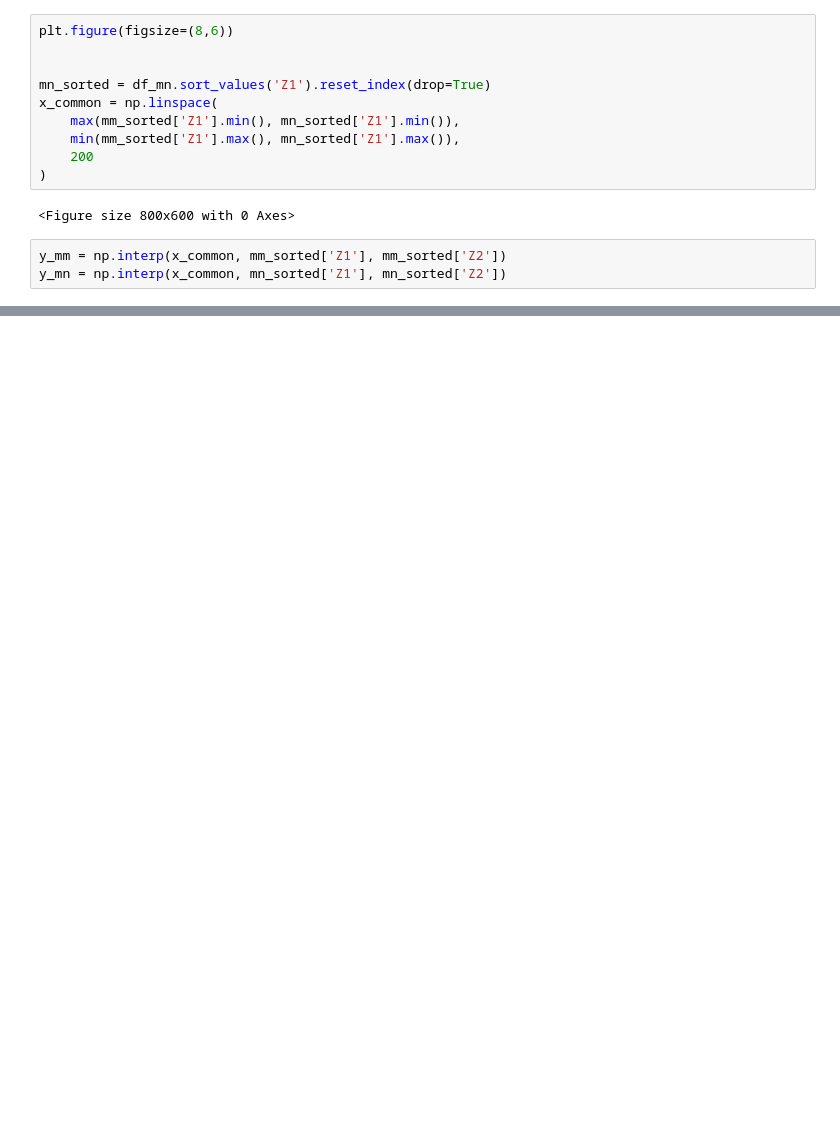
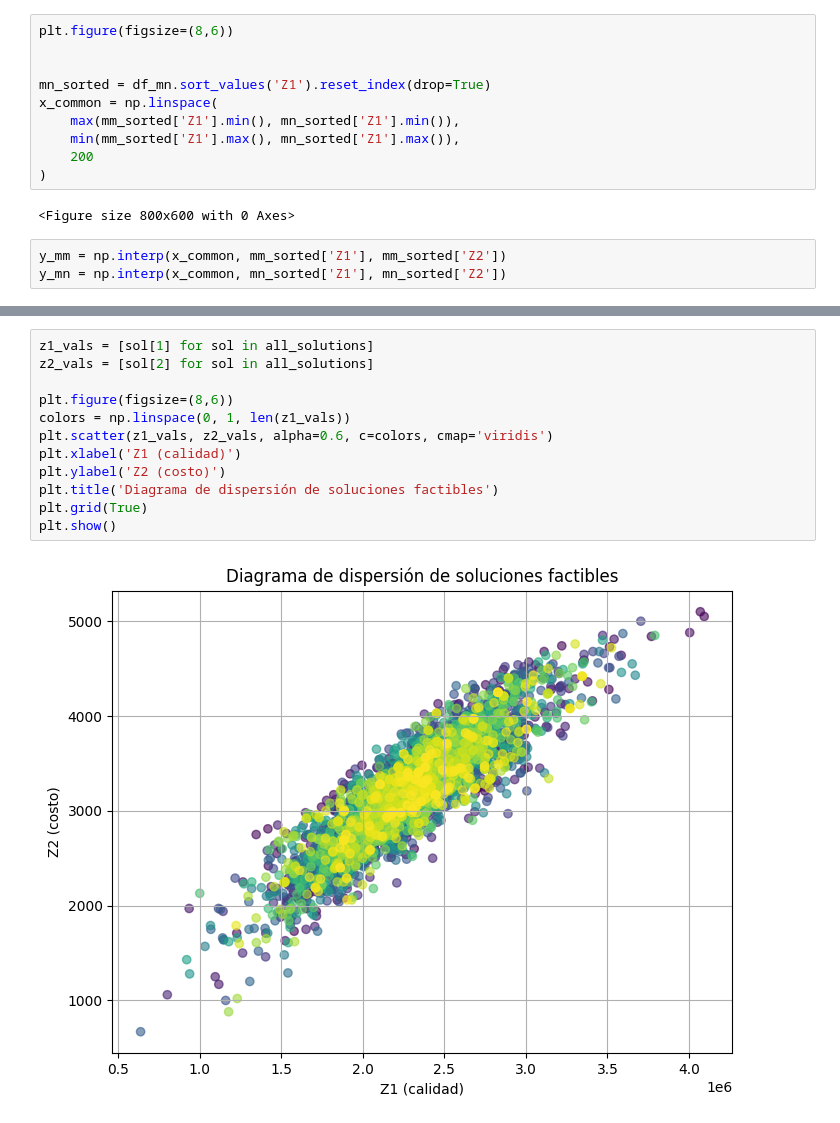
Before and after one commit to SofiaLopezO/Optimizaci-n---C3, a Jupyter notebook: Certamen 3.ipynb, the cells around one changed output, grey strips where cells are left out. Drawn from its saved outputs; the diff is of its cells as text; blank space fills up the shorter version.

```diff
--- a/Certamen 3.ipynb
+++ b/Certamen 3.ipynb
@@ -310,0 +316,14 @@ plt.show()
+# %%
+z1_vals = [sol[1] for sol in all_solutions]
+z2_vals = [sol[2] for sol in all_solutions]
+
+plt.figure(figsize=(8,6))
+colors = np.linspace(0, 1, len(z1_vals))
+plt.scatter(z1_vals, z2_vals, alpha=0.6, c=colors, cmap='viridis')
+plt.xlabel('Z1 (calidad)')
+plt.ylabel('Z2 (costo)')
+plt.title('Diagrama de dispersión de soluciones factibles')
+plt.grid(True)
+plt.show()
+# %% [output]
+[figure, added]
```
Also changed, not shown: parts of 9 cells of this notebook.
